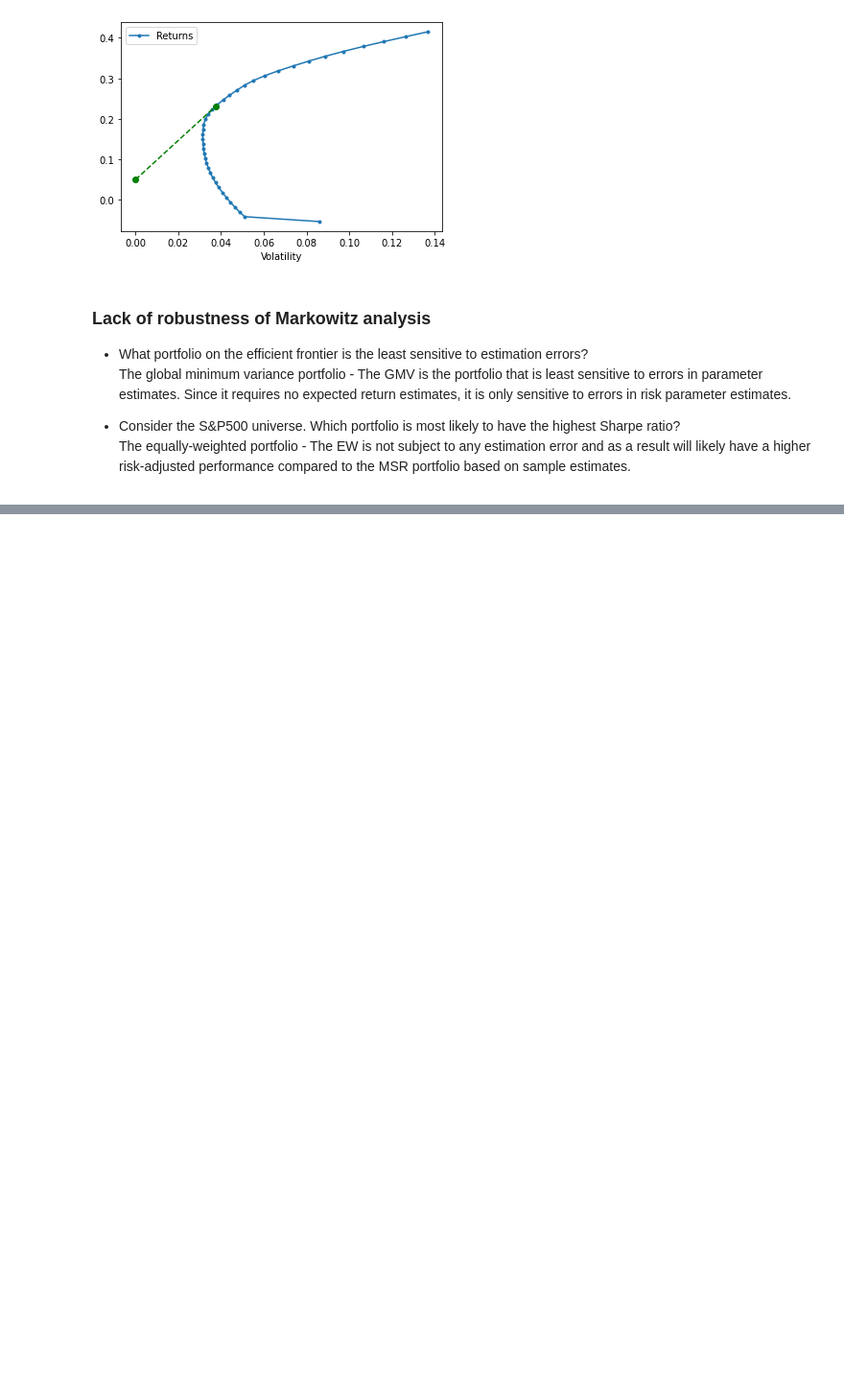
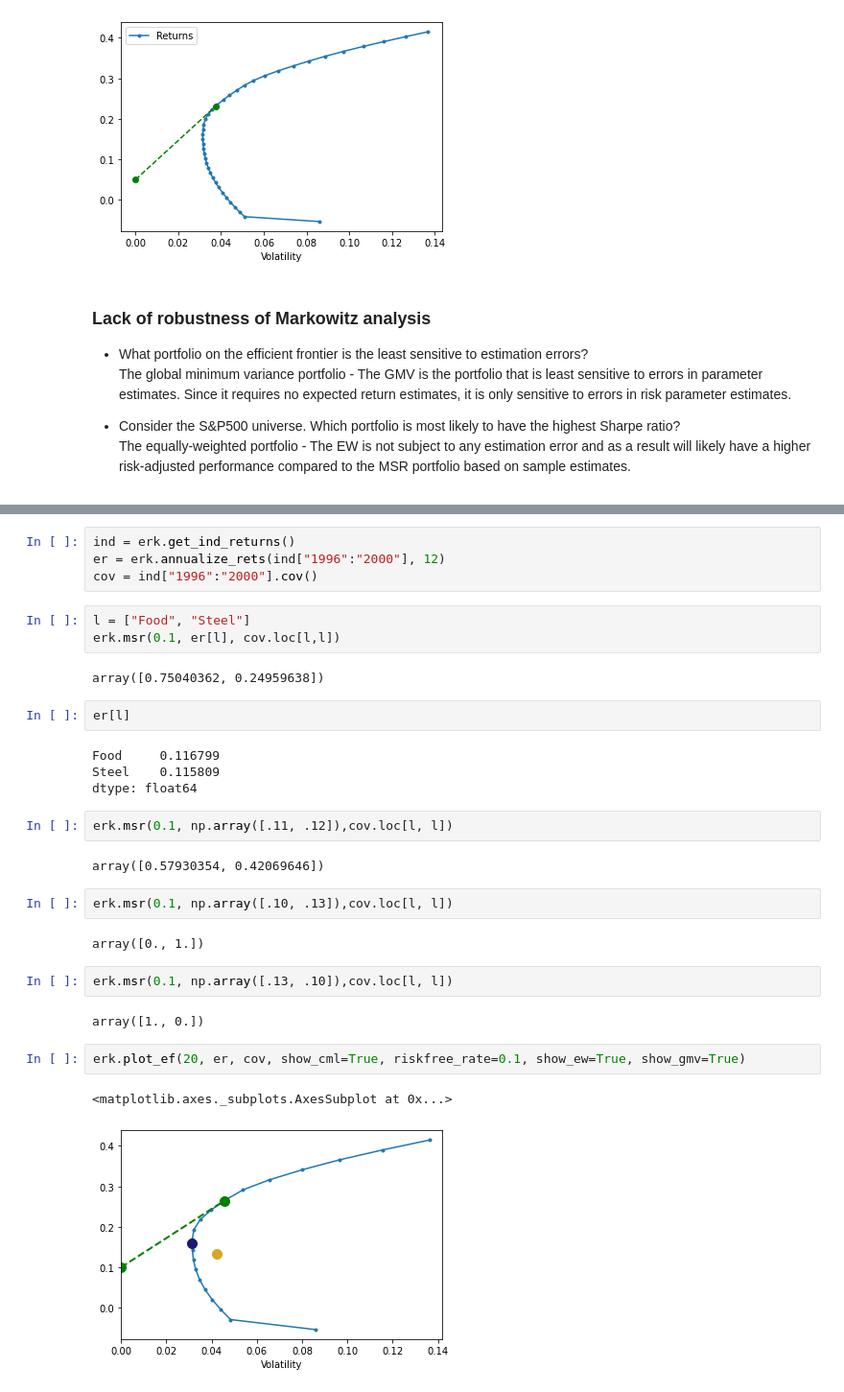
Before and after one commit to anjosma/introduction_portfolio_construction, a Jupyter notebook: notebook.ipynb, the cells around one changed output, grey strips where cells are left out. Shown at 96% size. Saved outputs shown, nothing was run; the diff lists cells and outputs as text; blank space fills up the shorter version.

```diff
--- a/notebook.ipynb
+++ b/notebook.ipynb
@@ -1171,0 +1176,32 @@ The equally-weighted portfolio - The EW is not subject to any estimation error a
+# %%
+ind = erk.get_ind_returns()
+er = erk.annualize_rets(ind["1996":"2000"], 12)
+cov = ind["1996":"2000"].cov()
+# %%
+l = ["Food", "Steel"]
+erk.msr(0.1, er[l], cov.loc[l,l])
+# %% [output]
+array([0.75040362, 0.24959638])
+# %%
+er[l]
+# %% [output]
+Food     0.116799
+Steel    0.115809
+dtype: float64
+# %%
+erk.msr(0.1, np.array([.11, .12]),cov.loc[l, l])
+# %% [output]
+array([0.57930354, 0.42069646])
+# %%
+erk.msr(0.1, np.array([.10, .13]),cov.loc[l, l])
+# %% [output]
+array([0., 1.])
+# %%
+erk.msr(0.1, np.array([.13, .10]),cov.loc[l, l])
+# %% [output]
+array([1., 0.])
+# %%
+erk.plot_ef(20, er, cov, show_cml=True, riskfree_rate=0.1, show_ew=True, show_gmv=True)
+# %% [output]
+<matplotlib.axes._subplots.AxesSubplot at 0x...>
+[figure, added]
```
Also changed, not shown: parts of 17 cells of this notebook.
